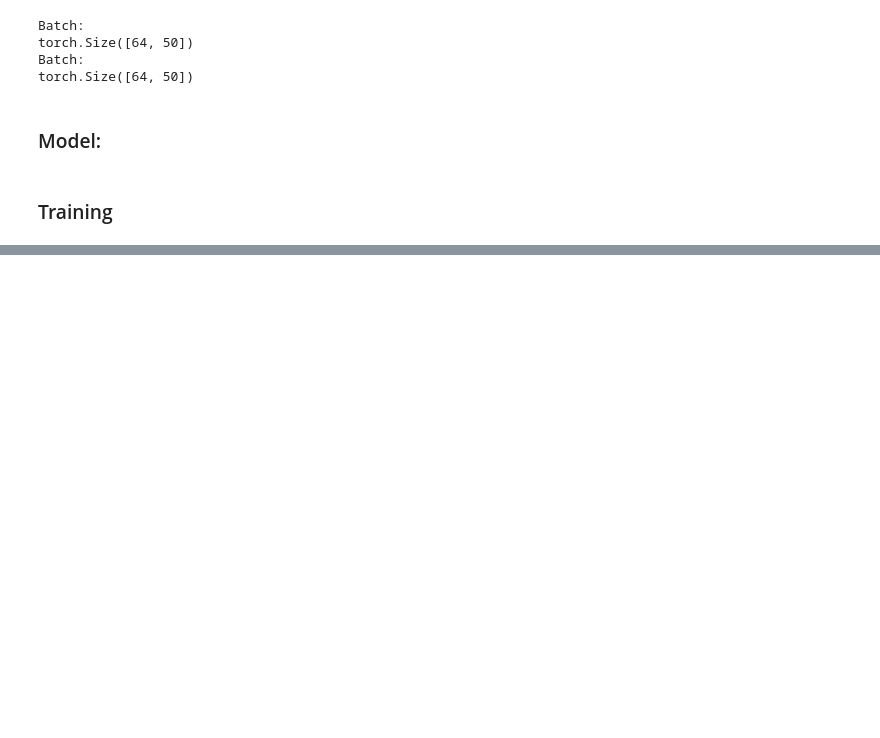
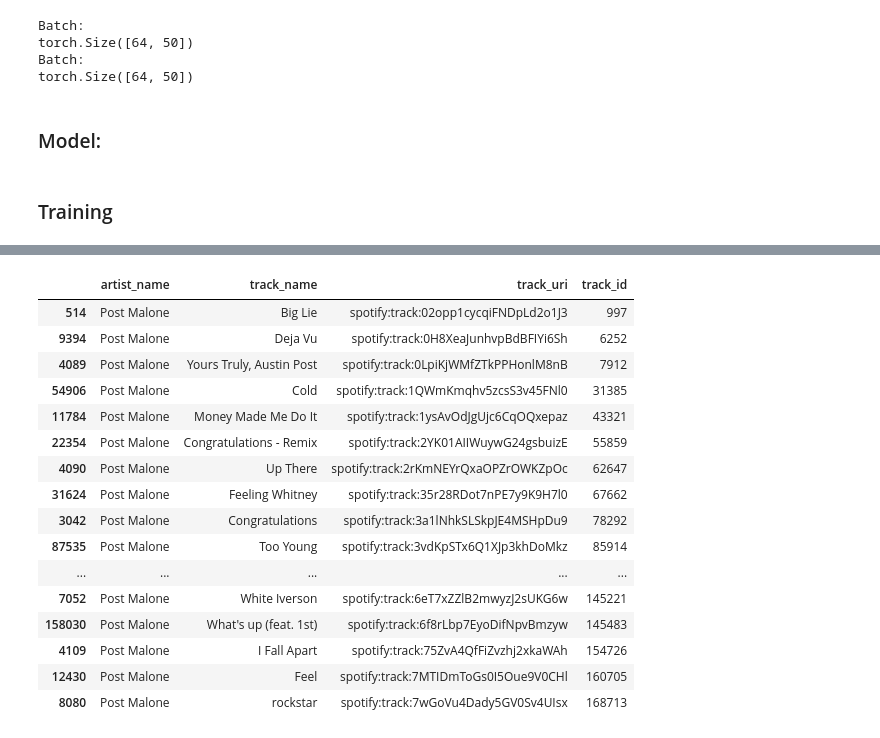
Before and after one commit to JavoAlejandro/Spotify_million_proj, a Jupyter notebook: transformers.ipynb, the cells around one changed output, grey strips where cells are left out. Cells and saved outputs as stored; diff of their text form; code cells hidden in the pictures; blank space fills up the shorter version.

```diff
--- a/transformers.ipynb
+++ b/transformers.ipynb
@@ -43,7 +43,7 @@ paths = [
 all_playlists = []
 for path in paths:
     print(path)
-    data = read_json(f"/content/data/{path}")
+    data = read_json(f"data/{path}")
     playlist = pd.DataFrame(data['playlists'])
     all_playlists.append(playlist)
 
@@ -682,0 +678,3 @@ len(user_ids)
+# %%
+pares = expanded_tracks_df[["artist_name","track_name","track_uri","track_id"]].drop_duplicates().sort_values("track_id")
+pares.head()
@@ -682,0 +688,20 @@ len(user_ids)
+# %%
+pares[pares["artist_name"]=="Post Malone"]
+# %% [output]
+|  | artist_name | track_name | track_uri | track_id |
+| 514 | Post Malone | Big Lie | spotify:track:02opp1cycqiFNDpLd2o1J3 | 997 |
+| 9394 | Post Malone | Deja Vu | spotify:track:0H8XeaJunhvpBdBFIYi6Sh | 6252 |
+| 4089 | Post Malone | Yours Truly, Austin Post | spotify:track:0LpiKjWMfZTkPPHonlM8nB | 7912 |
+| 54906 | Post Malone | Cold | spotify:track:1QWmKmqhv5zcsS3v45FNl0 | 31385 |
+| 11784 | Post Malone | Money Made Me Do It | spotify:track:1ysAvOdJgUjc6CqOQxepaz | 43321 |
+| 22354 | Post Malone | Congratulations - Remix | spotify:track:2YK01AIIWuywG24gsbuizE | 55859 |
+| 4090 | Post Malone | Up There | spotify:track:2rKmNEYrQxaOPZrOWKZpOc | 62647 |
+| 31624 | Post Malone | Feeling Whitney | spotify:track:35r28RDot7nPE7y9K9H7l0 | 67662 |
+| 3042 | Post Malone | Congratulations | spotify:track:3a1lNhkSLSkpJE4MSHpDu9 | 78292 |
+| 87535 | Post Malone | Too Young | spotify:track:3vdKpSTx6Q1XJp3khDoMkz | 85914 |
+| ... | ... | ... | ... | ... |
+| 7052 | Post Malone | White Iverson | spotify:track:6eT7xZZlB2mwyzJ2sUKG6w | 145221 |
+| 158030 | Post Malone | What's up (feat. 1st) | spotify:track:6f8rLbp7EyoDifNpvBmzyw | 145483 |
+| 4109 | Post Malone | I Fall Apart | spotify:track:75ZvA4QfFiZvzhj2xkaWAh | 154726 |
+| 12430 | Post Malone | Feel | spotify:track:7MTIDmToGs0I5Oue9V0CHl | 160705 |
+| 8080 | Post Malone | rockstar | spotify:track:7wGoVu4Dady5GV0Sv4UIsx | 168713 |
```
Also changed, not shown: parts of 12 cells of this notebook.
